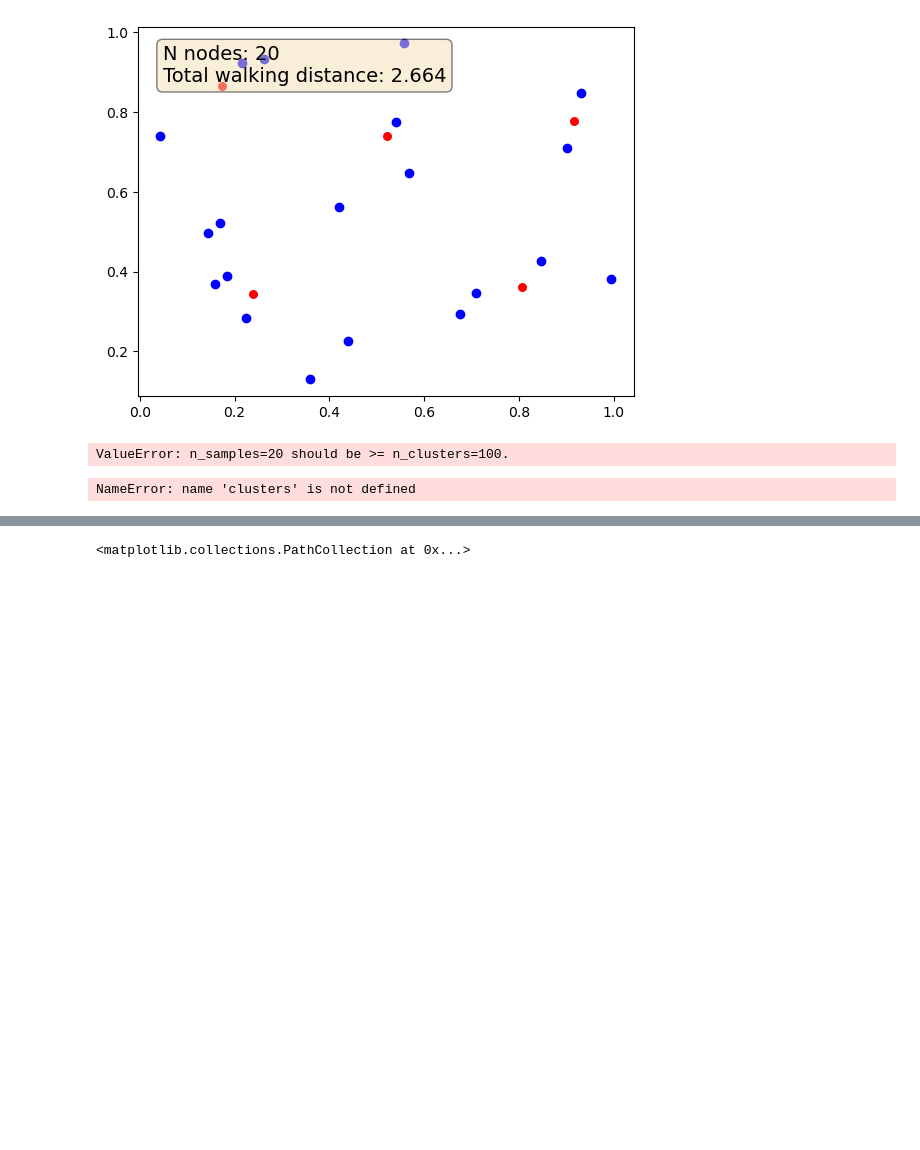
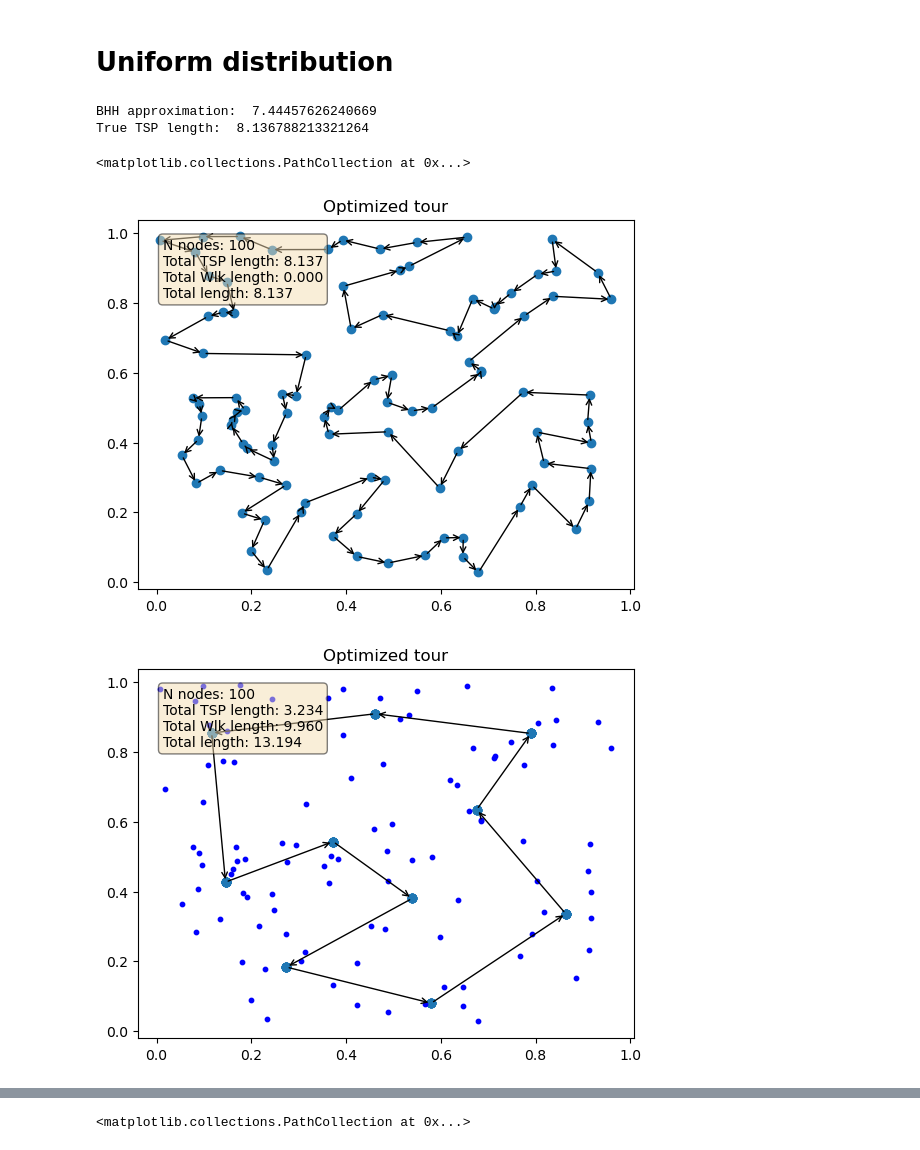
Before and after one commit to TongQM/routedesign, a Jupyter notebook: routedesign.ipynb, the cells around one changed output, grey strips where cells are left out. Cells and saved outputs as stored; diff of their text form; code cells hidden in the pictures; blank space fills up the shorter version.

Commit message:
compared different underlying distribution

```diff
--- a/routedesign.ipynb
+++ b/routedesign.ipynb
@@ -67,41 +123,35 @@ BHH approximation: 3.329
-# %%
-from sklearn.cluster import KMeans
-
-kmeans = KMeans(n_clusters=5)
-kmeans.fit(locations)
-labels, centers = kmeans.labels_, kmeans.cluster_centers_
-centers_ctgr = np.array([centers[i] for i in labels])
-total_wlk_dis = np.sum(np.linalg.norm(centers_ctgr - locations, axis=1))
-ax = plt.figure().add_subplot()
-ax.scatter(centers[:,0], centers[:,1], c='red', s=30)
-ax.scatter(X, Y, c='blue')
-textstr = "N nodes: %d\nTotal walking distance: %.3f" % (demand_size, total_wlk_dis)
-props = dict(boxstyle='round', facecolor='wheat', alpha=0.5)
-ax.text(0.05, 0.95, textstr, transform=ax.transAxes, fontsize=14, # Textbox
-    verticalalignment='top', bbox=props)
-
-plt.show()
-# %% [output]
-[figure, removed]
-# %%
-import sklearn.cluster as clst
-
-num_fixed_stops = 100
-kmeans = clst.KMeans(n_clusters=num_fixed_stops, random_state=0)
-clusters = kmeans.fit(locations)
-# %% [output]
-ValueError: n_samples=20 should be >= n_clusters=100.
-# %%
-labels, centers = clusters.labels_, clusters.cluster_centers_
-center_X, center_Y = centers[:, 0], centers[:, 1]
-# plt.scatter(center_X, center_Y, c='black')
-# plt.scatter(X, Y,s=9, c=labels)
-center_distance_matrix = euclidean_distance_matrix(centers)
-center_route, center_dis = solve_tsp_simulated_annealing(center_distance_matrix)
-center_ctgr = np.array([centers[i] for i in labels])
-wlk_dis = np.sum(np.linalg.norm(locations - center_ctgr, axis=1))
-ax = plot_routes(center_X, center_Y, centers, center_route, center_dis, wlk_dis)
-ax.scatter(X, Y, s=9, c=labels)
-ax.scatter(center_X, center_Y, c='black')
-# %% [output]
-NameError: name 'clusters' is not defined
+# %% [markdown]
+# Uniform distribution
+# %%
+from sklearn.cluster import KMeans
+
+demand_size, region_magnitude = 100, 1
+
+def density_func(x, y, region_magnitude):
+    return 1/(region_magnitude**2)
+
+# On-demand
+demand_locations = demand_location_generator(demand_size, region_magnitude, 'uniform', None)
+distance_matrix = euclidean_distance_matrix(demand_locations)
+BHH_TSP_length = BHH_approx(lambda x, y: density_func(x, y, region_magnitude), demand_size, region_magnitude)
+true_route, true_dis = solve_tsp_simulated_annealing(distance_matrix)
+print('BHH approximation: ', BHH_TSP_length)
+print('True TSP length: ', true_dis)
+plot_routes(demand_locations, true_route, true_dis)
+
+# Fixed-route
+num_fixed_stops = 10
+kmeans = KMeans(n_clusters=num_fixed_stops, random_state=0).fit(demand_locations)
+labels, centers = kmeans.labels_, kmeans.cluster_centers_
+centers_ctgr = np.array([centers[i] for i in labels])
+distance_matrix = euclidean_distance_matrix(centers_ctgr)
+total_wlk_dis = np.sum(np.linalg.norm(centers_ctgr - demand_locations, axis=1))
+stop_route, stop_dis = solve_tsp_simulated_annealing(distance_matrix)
+ax = plot_routes(centers_ctgr, stop_route, stop_dis, total_wlk_dis)
+ax.scatter(demand_locations[:, 0], demand_locations[:, 1], c='b', s=10)
+# %% [output]
+BHH approximation:  7.44457626240669
+True TSP length:  8.136788213321264
+<matplotlib.collections.PathCollection at 0x...>
+[figure, added]
+[figure, added]
```
Also changed, not shown: parts of 9 cells of this notebook, 1 other file.
